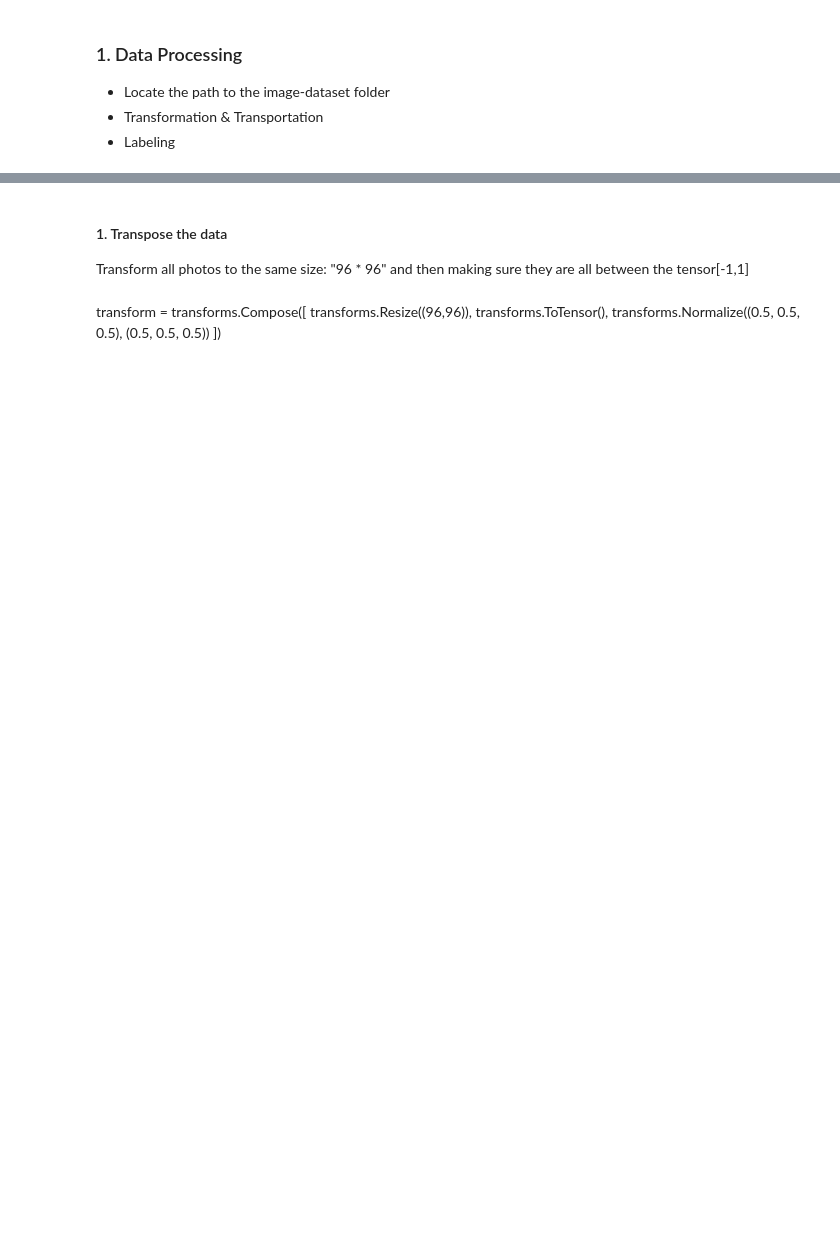
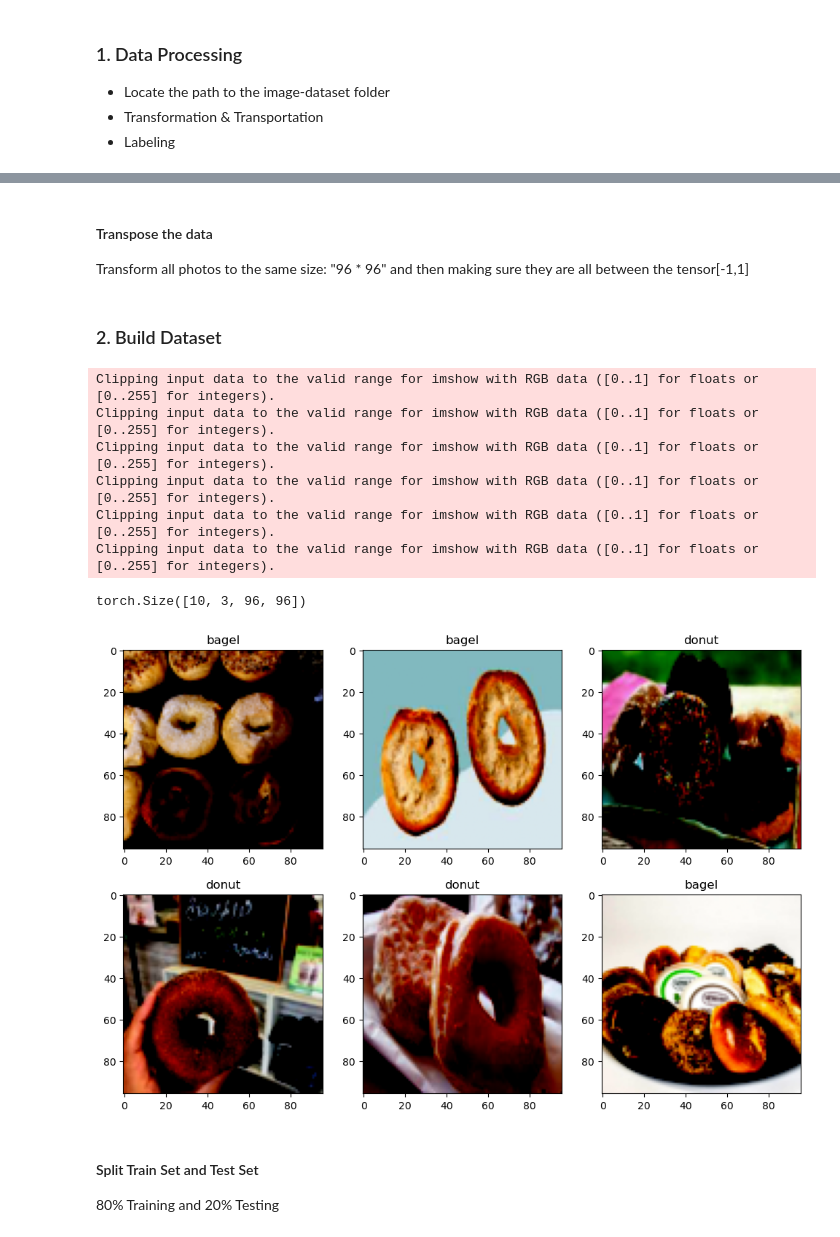
Before and after one commit to GoodrainCN/Bagel-Donut_Classification, a Jupyter notebook: CNN_Image_Classification.ipynb, the cells around one changed output, grey strips where cells are left out. Saved outputs shown, nothing was run; the diff lists cells and outputs as text; code cells hidden in the pictures; blank space fills up the shorter version.

```diff
--- a/CNN_Image_Classification.ipynb
+++ b/CNN_Image_Classification.ipynb
@@ -44,11 +52,58 @@ print(all_labels[:100]) #Get All labels
 # %% [markdown]
-#### 1. <a name="1">Transpose the data</a>
+#### <a name="1">Transpose the data</a>
 
 Transform all photos to the same size: "96 * 96"
 and then making sure they are all between the tensor[-1,1]
-# %% [markdown]
-transform = transforms.Compose([
-                transforms.Resize((96,96)),
-                transforms.ToTensor(),
-                transforms.Normalize((0.5, 0.5, 0.5), (0.5, 0.5, 0.5))
-])
+# %%
+transform = transforms.Compose([
+                transforms.Resize((96,96)),
+                transforms.ToTensor(),
+                transforms.Normalize((0.5, 0.5, 0.5), (0.5, 0.5, 0.5))
+])
+# %% [markdown]
+### 2. <a name="2">Build Dataset</a>
+# %%
+class DataSetClass(data.Dataset):
+    def __init__(self, img_paths, labels, transform):
+        self.imgs = img_paths
+        self.labels = labels
+        self.transforms = transform
+    def __getitem__(self, index):
+        img = self.imgs[index]                  #Slice the data according to the index, and then return the data -> to tensor
+        label = self.labels[index]
+        pil_img = Image.open(img).convert('RGB')
+        data = self.transforms(pil_img)
+        return data, label
+    def __len__(self):
+        return len(self.imgs)
+
+BATCH_SIZE = 10
+food_dataset = DataSetClass(all_imgs_path, all_labels, transform)
+food_datalodaer = data.DataLoader(
+                            food_dataset,
+                            batch_size=BATCH_SIZE,
+                            shuffle=True
+)
+#Visulize the data
+imgs_batch, labels_batch = next(iter(food_datalodaer))
+print(imgs_batch.shape)
+
+plt.figure(figsize=(12, 8))
+for i, (img, label) in enumerate(zip(imgs_batch[:6], labels_batch[:6])):
+    img = img.permute(1, 2, 0).numpy()
+    plt.subplot(2, 3, i+1)
+    plt.title(id_to_species.get(label.item()))
+    plt.imshow(img)
+plt.show()
+# %% [output]
+Clipping input data to the valid range for imshow with RGB data ([0..1] for floats or [0..255] for integers).
+Clipping input data to the valid range for imshow with RGB data ([0..1] for floats or [0..255] for integers).
+Clipping input data to the valid range for imshow with RGB data ([0..1] for floats or [0..255] for integers).
+Clipping input data to the valid range for imshow with RGB data ([0..1] for floats or [0..255] for integers).
+Clipping input data to the valid range for imshow with RGB data ([0..1] for floats or [0..255] for integers).
+Clipping input data to the valid range for imshow with RGB data ([0..1] for floats or [0..255] for integers).
+torch.Size([10, 3, 96, 96])
+[figure, added]
+# %% [markdown]
+#### <a name="1">Split Train Set and Test Set</a>
+80% Training and 20% Testing
```
Also changed, not shown: parts of 16 cells of this notebook.
